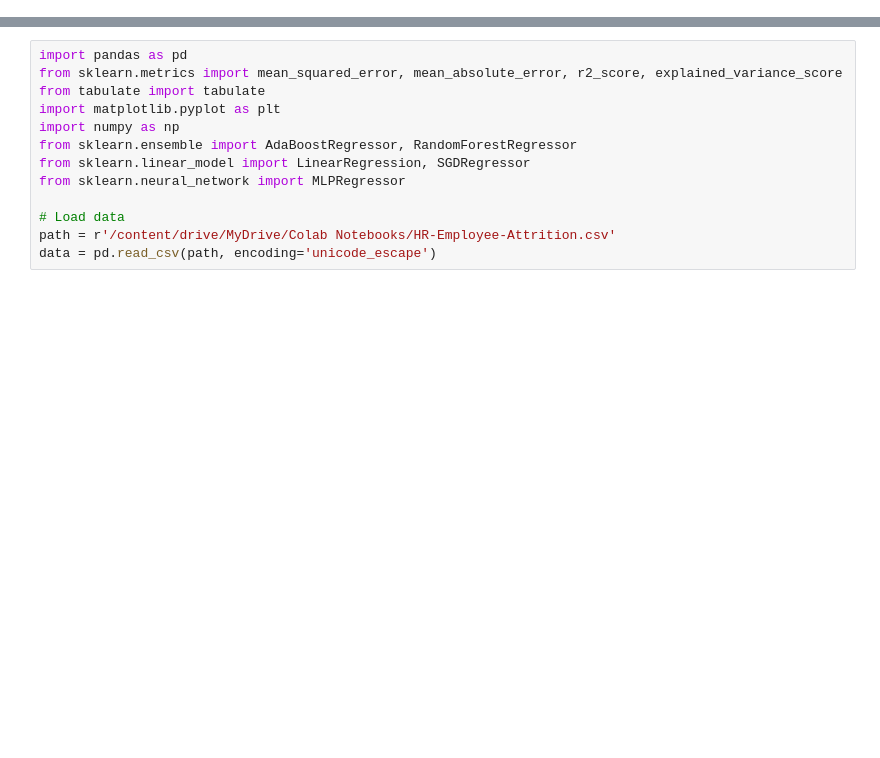
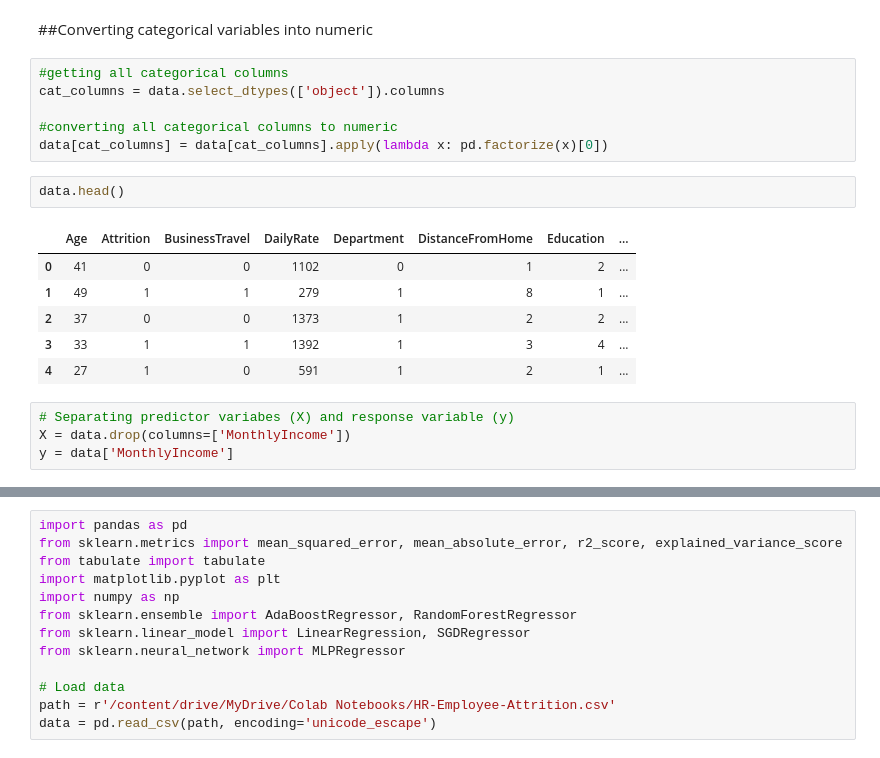
Before and after one commit to Moigi/Moigi, a Jupyter notebook: ANN.ipynb, the cells around one changed output, grey strips where cells are left out. Cells and saved outputs as stored; diff of their text form; blank space fills up the shorter version.

```diff
--- a/ANN.ipynb
+++ b/ANN.ipynb
@@ -3 +39,22 @@
+# %% [markdown]
+##Converting categorical variables into numeric
+# %%
+#getting all categorical columns
+cat_columns = data.select_dtypes(['object']).columns
+
+#converting all categorical columns to numeric
+data[cat_columns] = data[cat_columns].apply(lambda x: pd.factorize(x)[0])
+# %%
+data.head()
+# %% [output]
+|  | Age | Attrition | BusinessTravel | DailyRate | Department | DistanceFromHome | Education | ... |
+| 0 | 41 | 0 | 0 | 1102 | 0 | 1 | 2 | ... |
+| 1 | 49 | 1 | 1 | 279 | 1 | 8 | 1 | ... |
+| 2 | 37 | 0 | 0 | 1373 | 1 | 2 | 2 | ... |
+| 3 | 33 | 1 | 1 | 1392 | 1 | 3 | 4 | ... |
+| 4 | 27 | 1 | 0 | 591 | 1 | 2 | 1 | ... |
+# %%
+# Separating predictor variabes (X) and response variable (y)
+X = data.drop(columns=['MonthlyIncome'])
+y = data['MonthlyIncome']
 # %%
```
Also changed, not shown: parts of 5 cells of this notebook.
